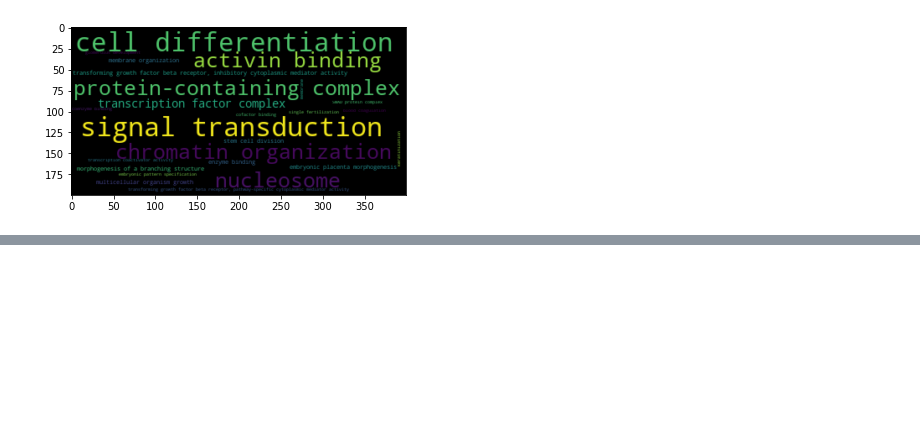
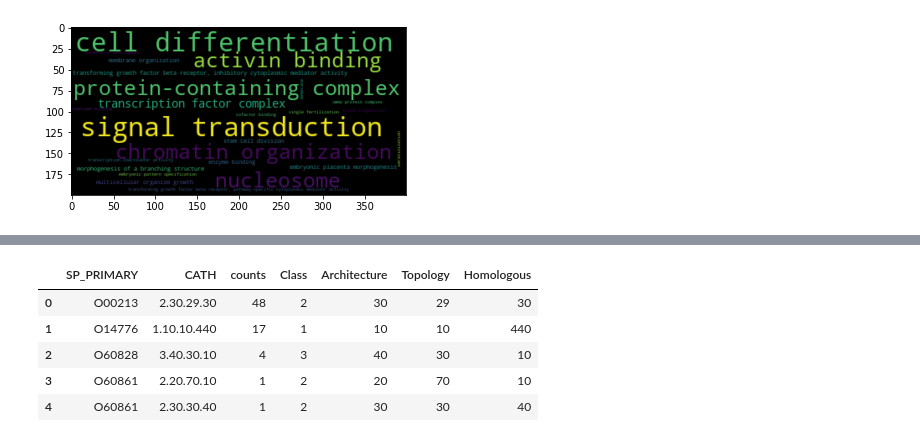
Before and after one commit to damiclem/proteincake, a Jupyter notebook: Helping function (temp).ipynb, the cells around one changed output, grey strips where cells are left out. Cells and saved outputs as stored; diff of their text form; code cells hidden in the pictures; blank space fills up the shorter version.

```diff
--- a/Helping function (temp).ipynb
+++ b/Helping function (temp).ipynb
@@ -827,0 +809,5 @@ ds_gene_ontology
+# %%
+PDB2UNI = 'data/pdb_data/pdb_chain_uniprot.tsv'
+PDB2CATH = 'data/pdb_data/pdb_chain_cath_uniprot.tsv'
+ORIGINAL = 'data/results/ensemble.tsv'
+HUMAN = 'data/human.csv'
@@ -827,0 +875,23 @@ ds_gene_ontology
+# %%
+cath = pdb_uniprot.groupby(by = ['SP_PRIMARY', 'CATH']).size().reset_index(name='counts')
+cath = cath.sort_values(by='SP_PRIMARY')
+
+C, A, T, H = [], [], [], []
+for cath_value in cath.CATH:
+    c, a, t, h = cath_value.split('.')
+    C.append(c)
+    A.append(a)
+    T.append(t)
+    H.append(h)
+cath['Class'] = C
+cath['Architecture'] = A
+cath['Topology'] = T
+cath['Homologous'] = H
+cath.head()
+# %% [output]
+|  | SP_PRIMARY | CATH | counts | Class | Architecture | Topology | Homologous |
+| 0 | O00213 | 2.30.29.30 | 48 | 2 | 30 | 29 | 30 |
+| 1 | O14776 | 1.10.10.440 | 17 | 1 | 10 | 10 | 440 |
+| 2 | O60828 | 3.40.30.10 | 4 | 3 | 40 | 30 | 10 |
+| 3 | O60861 | 2.20.70.10 | 1 | 2 | 20 | 70 | 10 |
+| 4 | O60861 | 2.30.30.40 | 1 | 2 | 30 | 30 | 40 |
```
Also changed, not shown: parts of 6 cells of this notebook, 2 other files.
